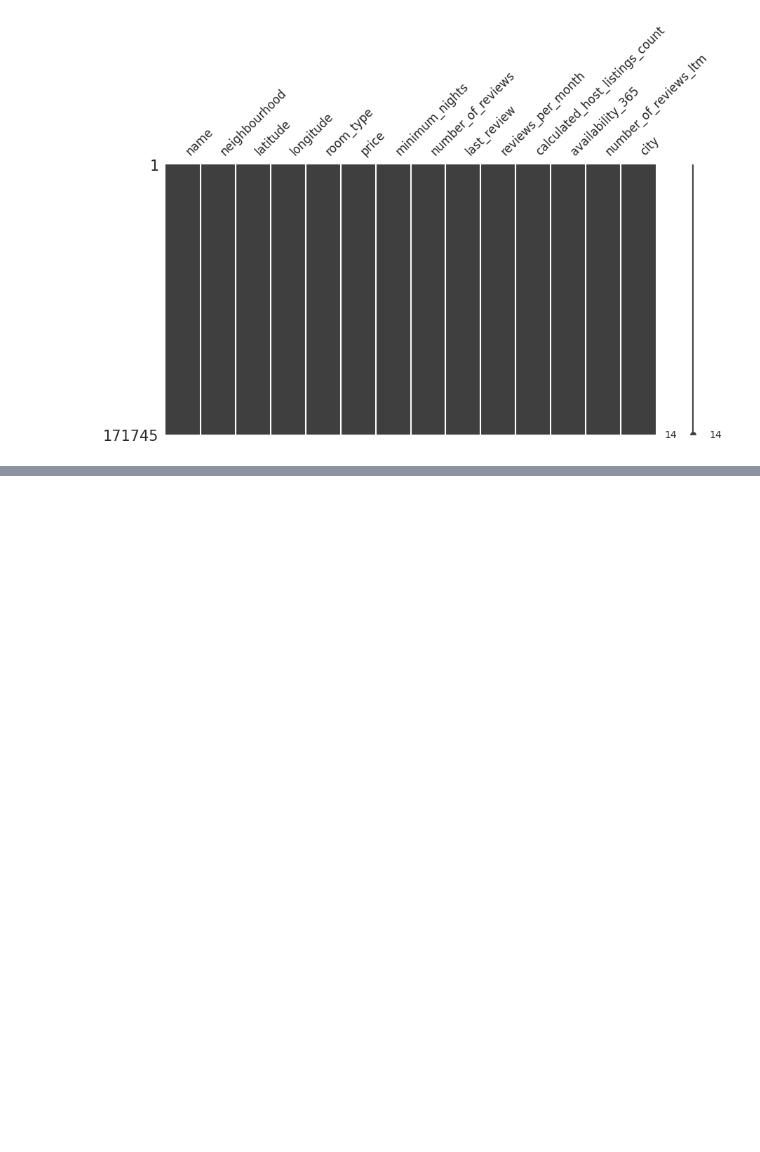
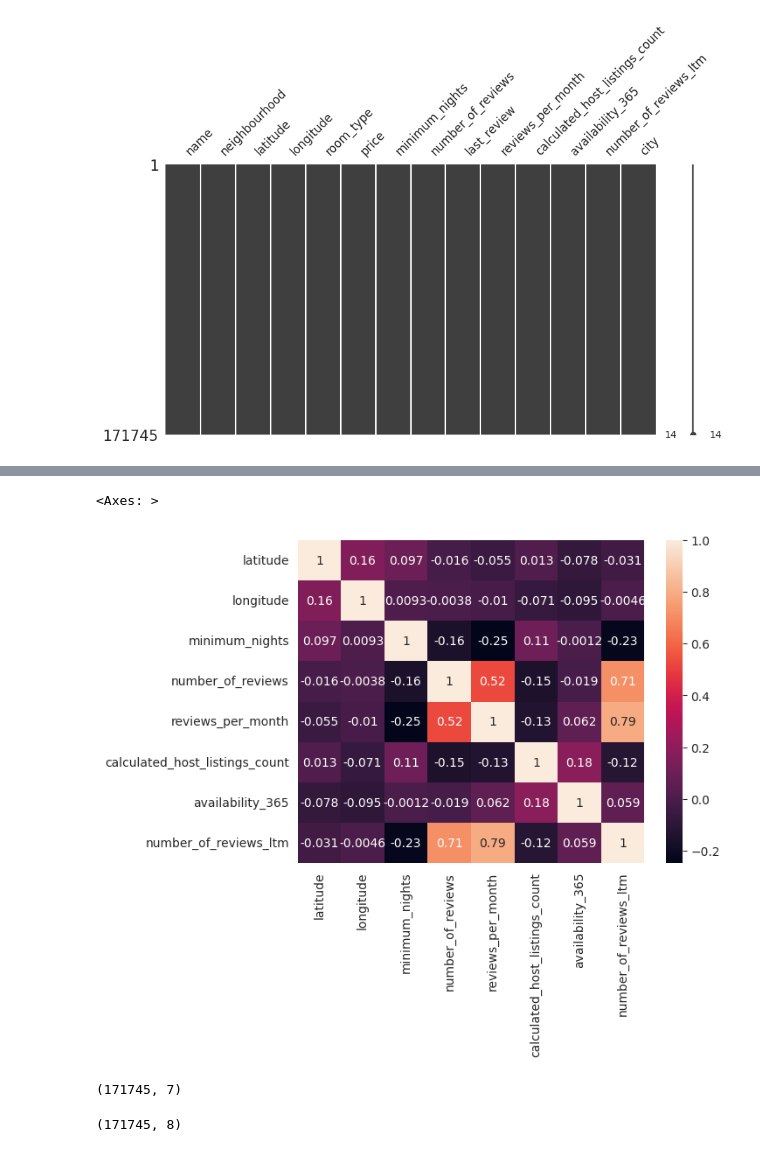
Before and after one commit to aboueleyes/limitation-game, a Jupyter notebook: main.ipynb, the cells around one changed output, grey strips where cells are left out. Cells and saved outputs as stored; diff of their text form; code cells hidden in the pictures; blank space fills up the shorter version.

```diff
--- a/main.ipynb
+++ b/main.ipynb
@@ -530,3 +530,13 @@ msno.matrix(df, figsize=(10, 5), fontsize=12)
 # %% [output]
 <Axes: >
 [figure]
+# %%
+# pca
+from sklearn.decomposition import PCA
+from sklearn.preprocessing import StandardScaler
+from sklearn.pipeline import Pipeline
+
+# get numerical columns
+df = df.drop(columns=["price"])
+numerical_columns = df.select_dtypes(include=np.number).columns.tolist()
+numerical_columns
@@ -532,0 +552,7 @@ msno.matrix(df, figsize=(10, 5), fontsize=12)
+# %%
+# plot correlation matrix heatmap
+corr = df[numerical_columns].corr()
+sns.heatmap(corr, annot=True)
+# %% [output]
+<Axes: >
+[figure, added]
@@ -532,0 +572,8 @@ msno.matrix(df, figsize=(10, 5), fontsize=12)
+# %%
+df_pca.shape
+# %% [output]
+(171745, 7)
+# %%
+df[numerical_columns].shape
+# %% [output]
+(171745, 8)
```
Also changed, not shown: parts of 6 cells of this notebook.
